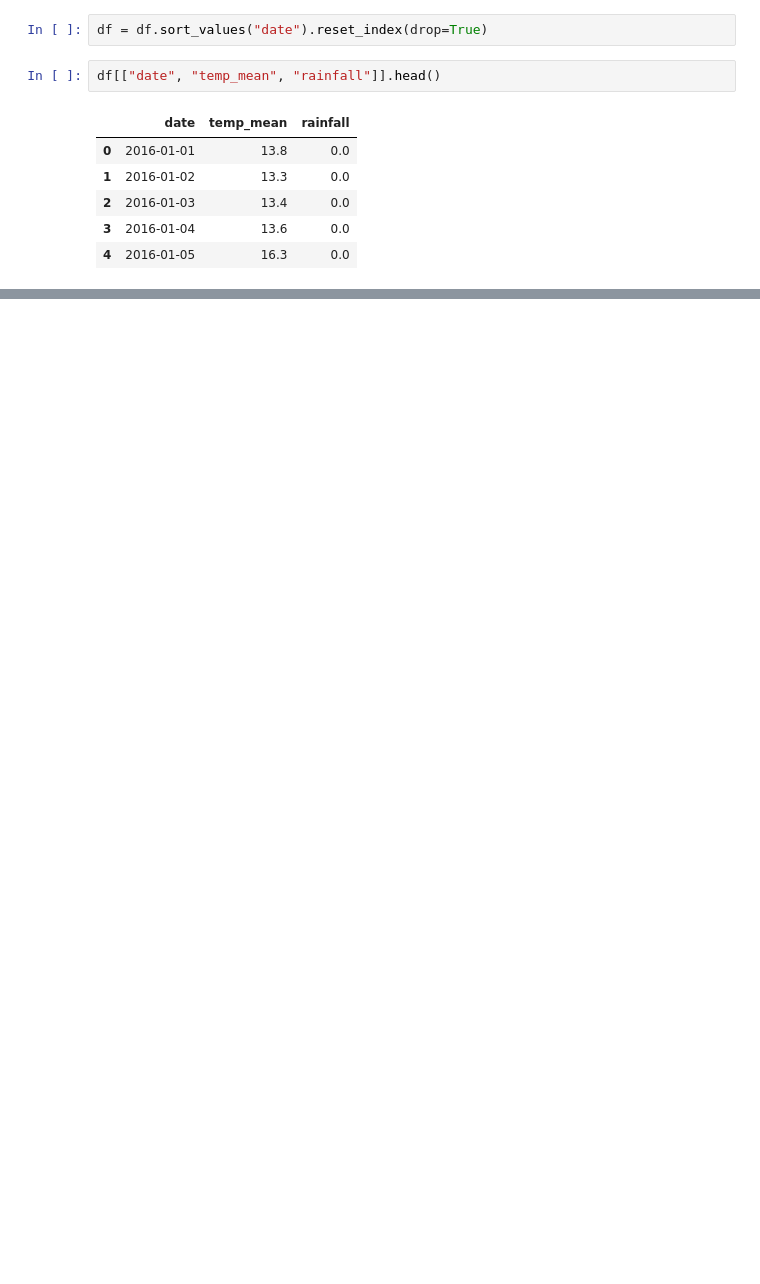
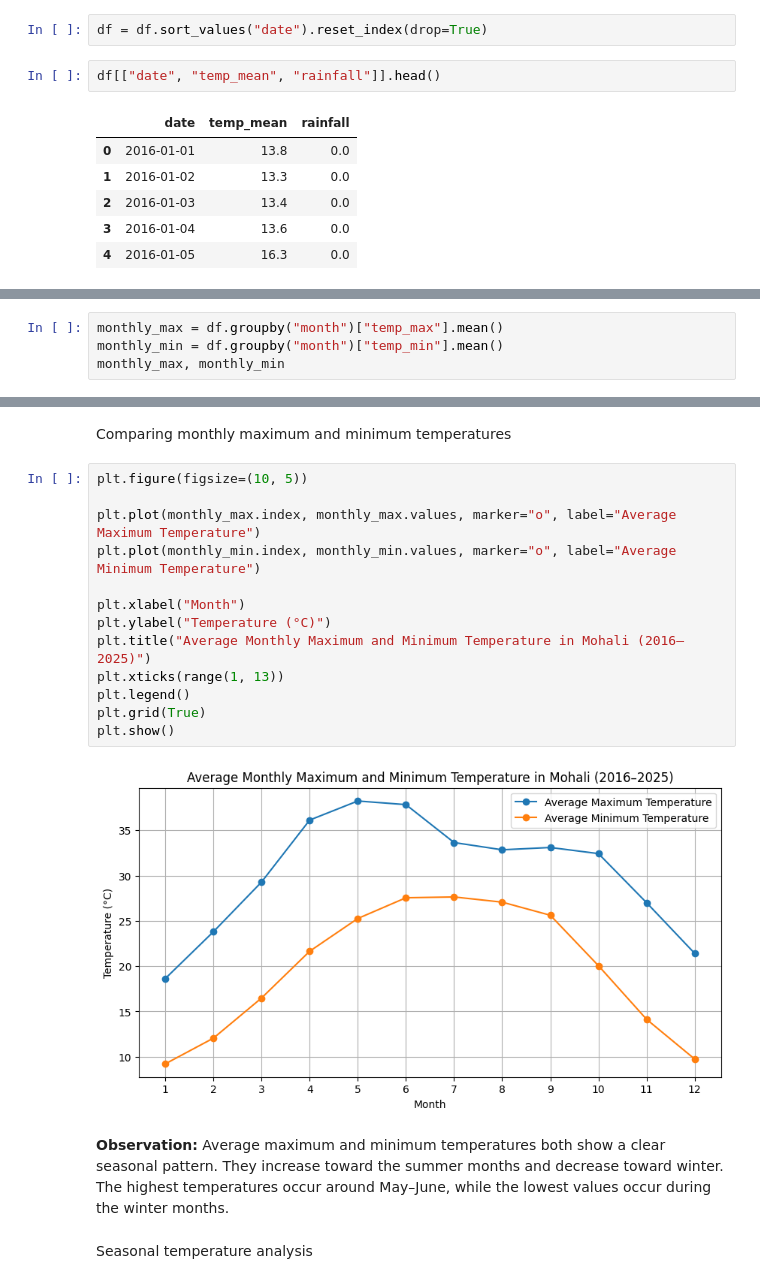
Before and after one commit to Aditi09-20/Weather_Data_Analysis_and_Forecasting, a Jupyter notebook: notebooks/weather_analysis.ipynb, the cells around one changed output, grey strips where cells are left out. Drawn from its saved outputs; the diff is of its cells as text; blank space fills up the shorter version.

```diff
--- a/notebooks/weather_analysis.ipynb
+++ b/notebooks/weather_analysis.ipynb
@@ -130,0 +228,4 @@ df[["date", "temp_mean", "rainfall"]].head()
+# %%
+monthly_max = df.groupby("month")["temp_max"].mean()
+monthly_min = df.groupby("month")["temp_min"].mean()
+monthly_max, monthly_min
@@ -130,0 +250,21 @@ df[["date", "temp_mean", "rainfall"]].head()
+# %% [markdown]
+Comparing monthly maximum and minimum temperatures
+# %%
+plt.figure(figsize=(10, 5))
+
+plt.plot(monthly_max.index, monthly_max.values, marker="o", label="Average Maximum Temperature")
+plt.plot(monthly_min.index, monthly_min.values, marker="o", label="Average Minimum Temperature")
+
+plt.xlabel("Month")
+plt.ylabel("Temperature (°C)")
+plt.title("Average Monthly Maximum and Minimum Temperature in Mohali (2016–2025)")
+plt.xticks(range(1, 13))
+plt.legend()
+plt.grid(True)
+plt.show()
+# %% [output]
+[figure, added]
+# %% [markdown]
+**Observation:** Average maximum and minimum temperatures both show a clear seasonal pattern. They increase toward the summer months and decrease toward winter. The highest temperatures occur around May–June, while the lowest values occur during the winter months.
+# %% [markdown]
+Seasonal temperature analysis
```
Also changed, not shown: parts of 39 cells of this notebook.
